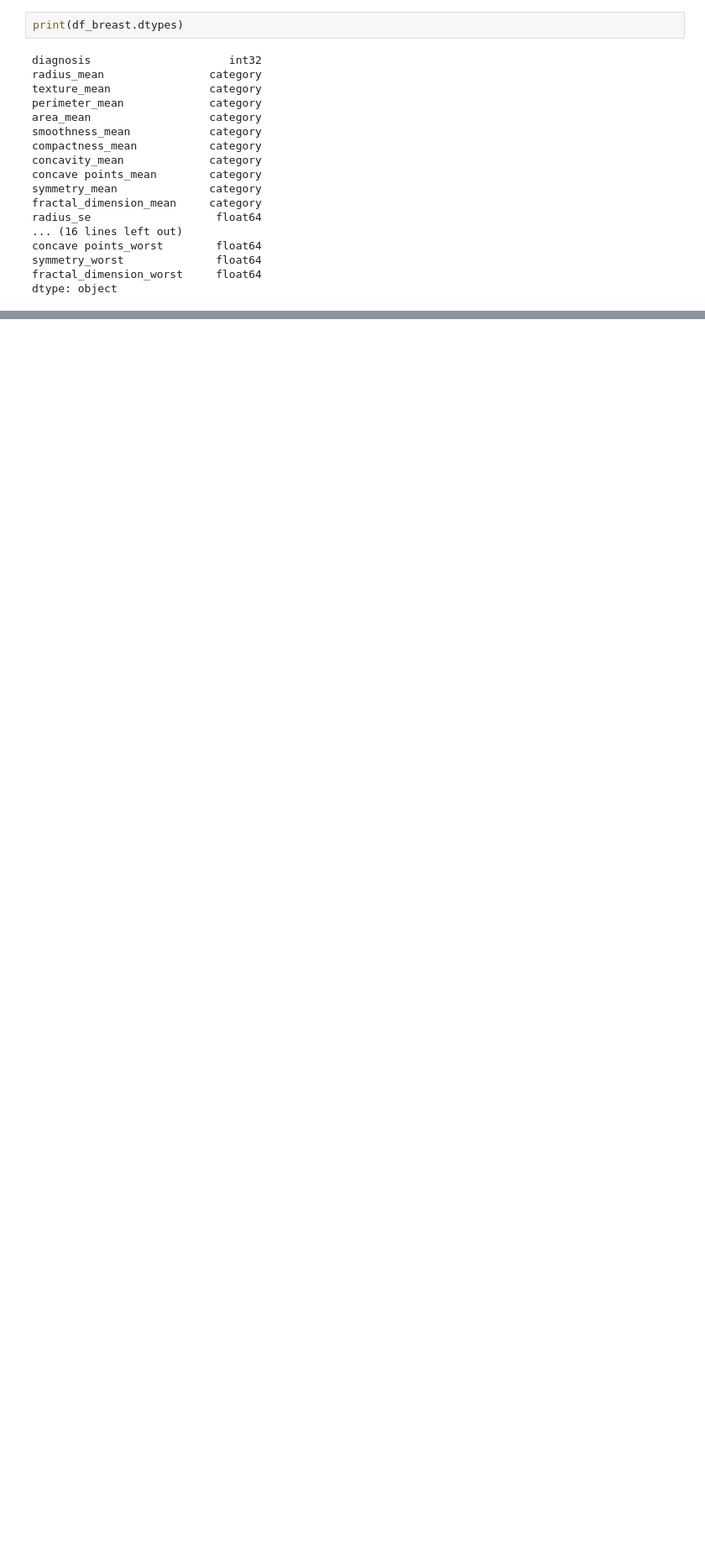
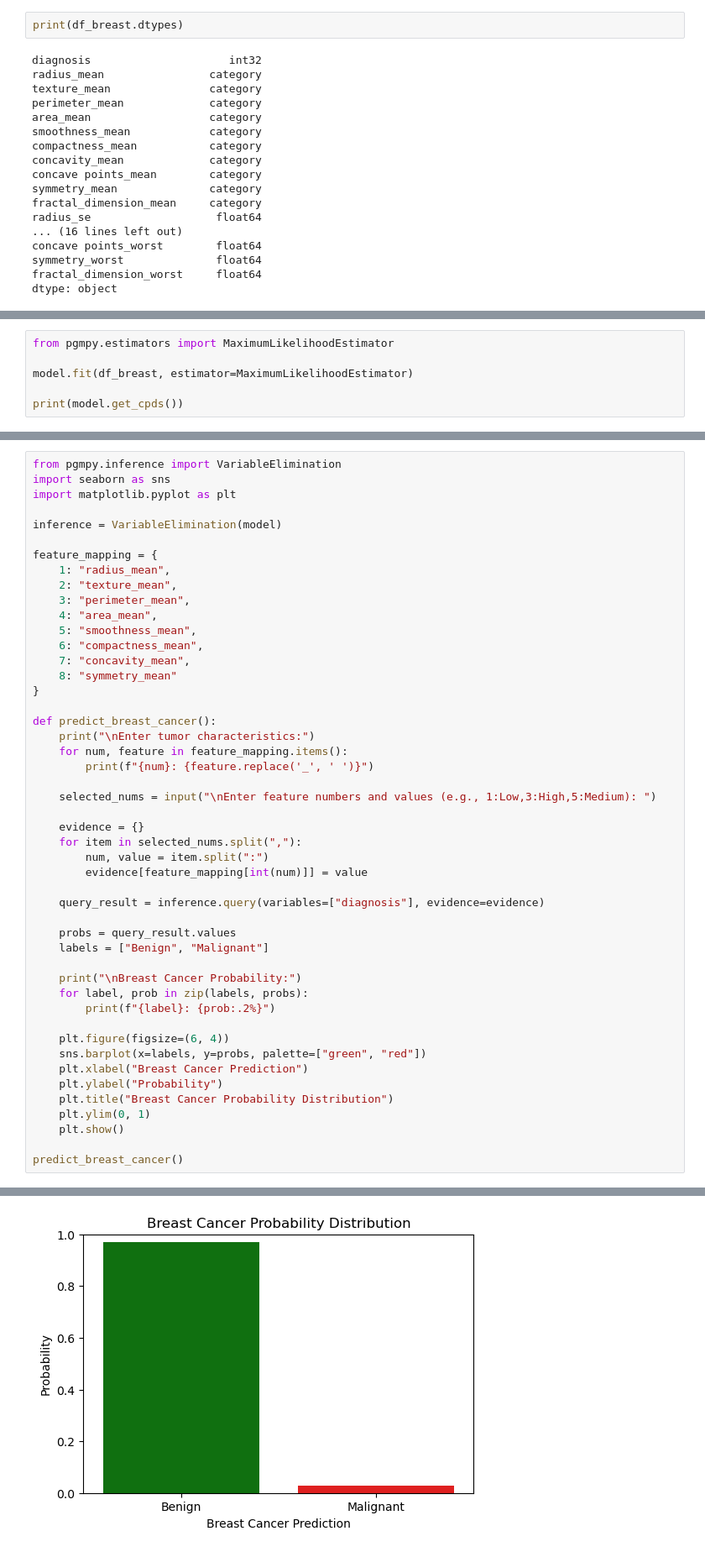
Before and after one commit to nivedhbot/earlycancerdetection_ML, a Jupyter notebook: BreastCancer.ipynb, the cells around one changed output, grey strips where cells are left out. Shown at 84% size. Drawn from its saved outputs; the diff is of its cells as text; blank space fills up the shorter version.

Commit message:
bayesian model is trained

```diff
--- a/BreastCancer.ipynb
+++ b/BreastCancer.ipynb
@@ -131,0 +151,6 @@ dtype: object
+# %%
+from pgmpy.estimators import MaximumLikelihoodEstimator
+
+model.fit(df_breast, estimator=MaximumLikelihoodEstimator)
+
+print(model.get_cpds())
@@ -131,0 +168,49 @@ dtype: object
+# %%
+from pgmpy.inference import VariableElimination
+import seaborn as sns
+import matplotlib.pyplot as plt
+
+inference = VariableElimination(model)
+
+feature_mapping = {
+    1: "radius_mean",
+    2: "texture_mean",
+    3: "perimeter_mean",
+    4: "area_mean",
+    5: "smoothness_mean",
+    6: "compactness_mean",
+    7: "concavity_mean",
+    8: "symmetry_mean"
+}
+
+def predict_breast_cancer():
+    print("\nEnter tumor characteristics:")
+    for num, feature in feature_mapping.items():
+        print(f"{num}: {feature.replace('_', ' ')}")
+
+    selected_nums = input("\nEnter feature numbers and values (e.g., 1:Low,3:High,5:Medium): ")
+
+    evidence = {}
+    for item in selected_nums.split(","):
+        num, value = item.split(":")
+        evidence[feature_mapping[int(num)]] = value
+
+    query_result = inference.query(variables=["diagnosis"], evidence=evidence)
+
+    probs = query_result.values
+    labels = ["Benign", "Malignant"]
+
+    print("\nBreast Cancer Probability:")
+    for label, prob in zip(labels, probs):
+        print(f"{label}: {prob:.2%}")
+
+    plt.figure(figsize=(6, 4))
+    sns.barplot(x=labels, y=probs, palette=["green", "red"])
+    plt.xlabel("Breast Cancer Prediction")
+    plt.ylabel("Probability")
+    plt.title("Breast Cancer Probability Distribution")
+    plt.ylim(0, 1)
+    plt.show()
+
+predict_breast_cancer()
+# %% [output]
@@ -131,0 +233 @@ dtype: object
+[figure, added]
```
Also changed, not shown: parts of 3 cells of this notebook.
